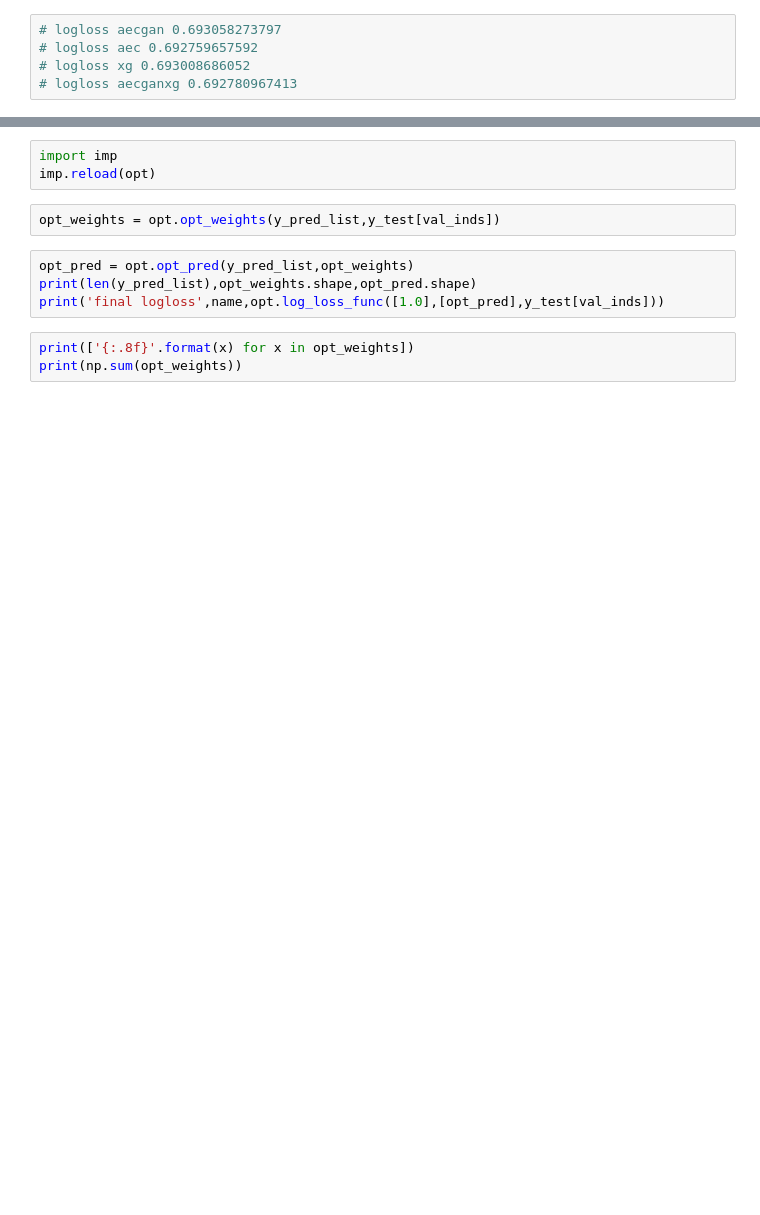
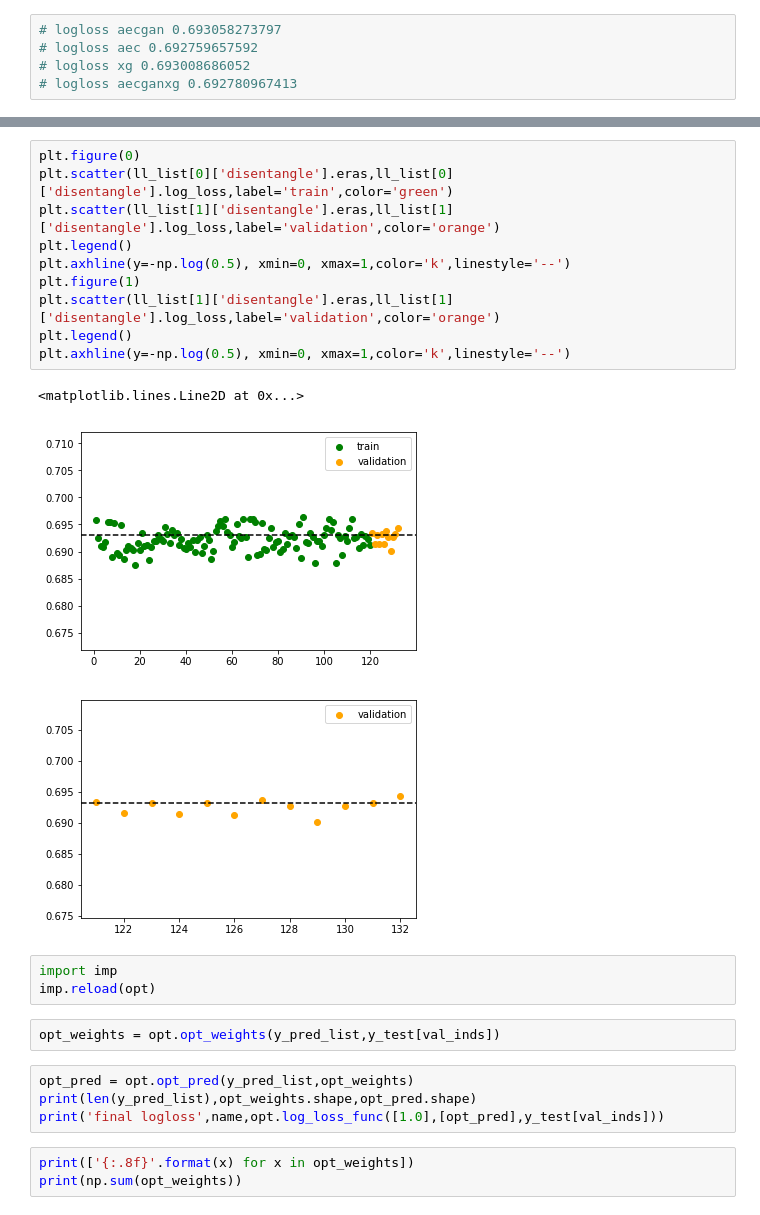
Before and after one commit to pangyuteng/yomamai, a Jupyter notebook: bin/consistency.ipynb, the cells around one changed output, grey strips where cells are left out. Saved outputs shown, nothing was run; the diff lists cells and outputs as text; blank space fills up the shorter version.

```diff
--- a/bin/consistency.ipynb
+++ b/bin/consistency.ipynb
@@ -87,3 +165,17 @@ for p in ['trainpath','testpath']:
+# %%
+plt.figure(0)
+plt.scatter(ll_list[0]['disentangle'].eras,ll_list[0]['disentangle'].log_loss,label='train',color='green')
+plt.scatter(ll_list[1]['disentangle'].eras,ll_list[1]['disentangle'].log_loss,label='validation',color='orange')
+plt.legend()
+plt.axhline(y=-np.log(0.5), xmin=0, xmax=1,color='k',linestyle='--')
+plt.figure(1)
+plt.scatter(ll_list[1]['disentangle'].eras,ll_list[1]['disentangle'].log_loss,label='validation',color='orange')
+plt.legend()
+plt.axhline(y=-np.log(0.5), xmin=0, xmax=1,color='k',linestyle='--')
+# %% [output]
+<matplotlib.lines.Line2D at 0x...>
+[figure, added]
+[figure, added]
 # %%
 import imp
 imp.reload(opt)
```
Also changed, not shown: parts of 8 cells of this notebook, 6 other files.
